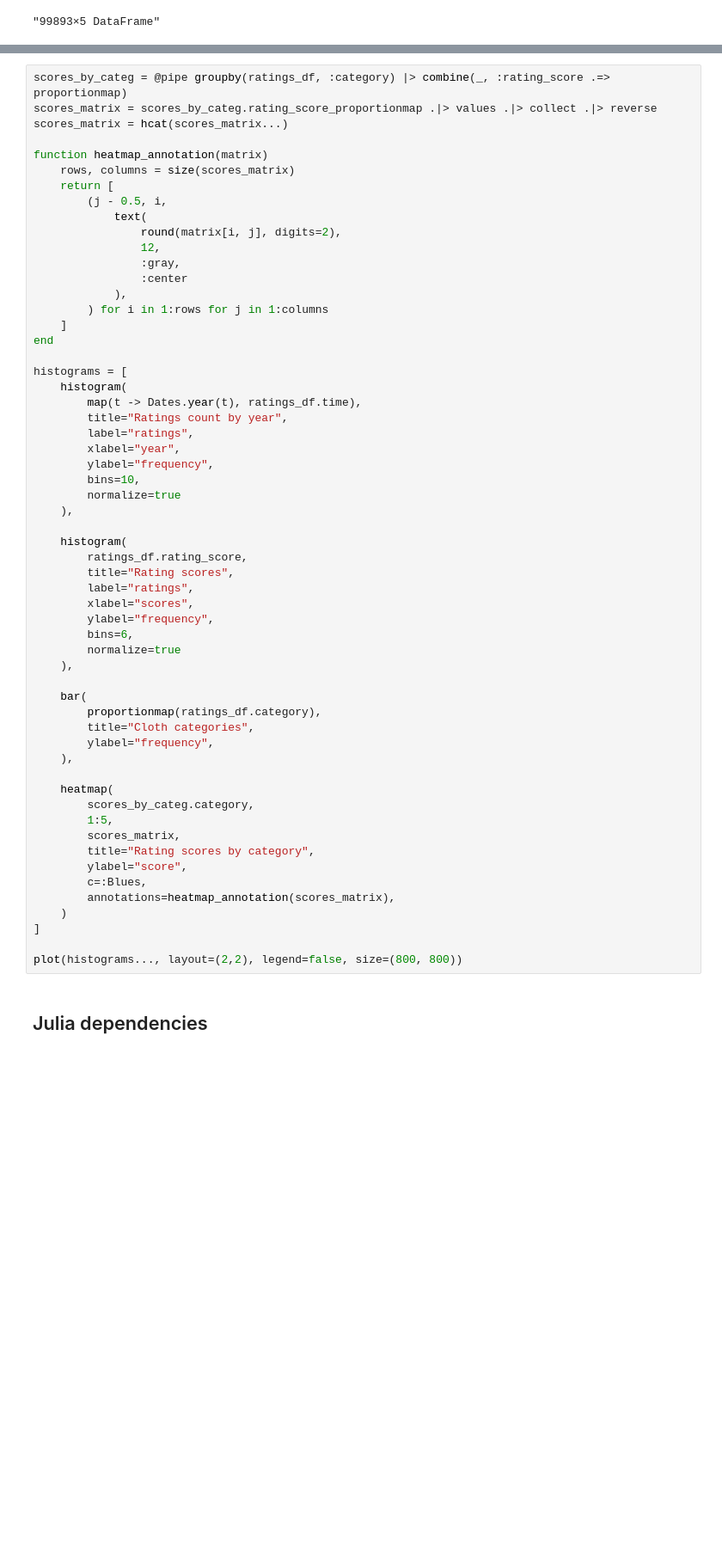
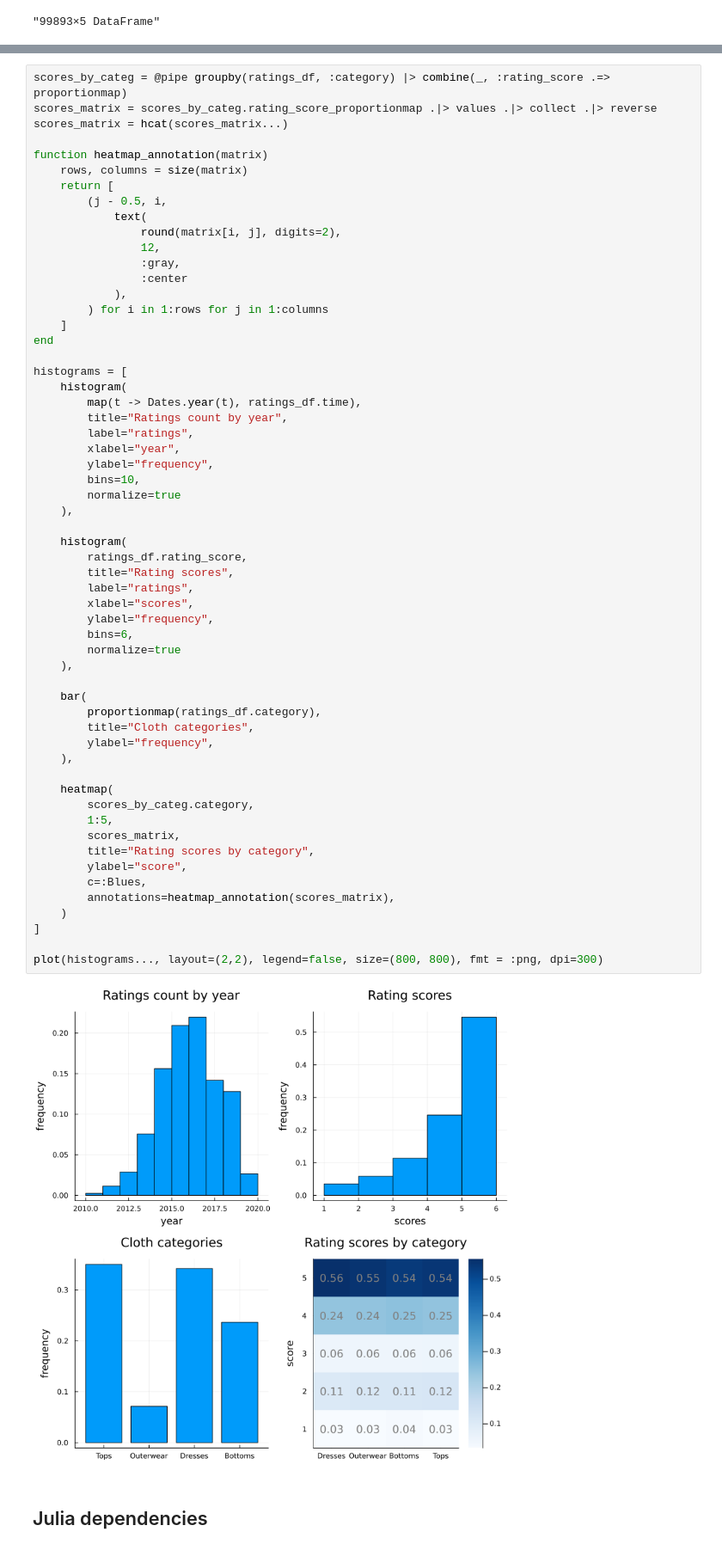
Before and after one commit to JustBeYou/unibuc-master-ai, a Jupyter notebook: probabilistic_programming/Project 1.ipynb, the cells around one changed output, grey strips where cells are left out. Shown: that part at 86% size. Cells and saved outputs as stored; diff of their text form; blank space fills up the shorter version.

Commit message:
Fix typo and figures

```diff
--- a/probabilistic_programming/Project 1.ipynb
+++ b/probabilistic_programming/Project 1.ipynb
@@ -68,7 +68,7 @@ scores_matrix = scores_by_categ.rating_score_proportionmap .|> values .|> collec
 scores_matrix = hcat(scores_matrix...)
 
 function heatmap_annotation(matrix)
-    rows, columns = size(scores_matrix)
+    rows, columns = size(matrix)
     return [
         (j - 0.5, i,
             text(
@@ -92,34 +92,36 @@ histograms = [
         normalize=true
     ),
 
     histogram(
         ratings_df.rating_score,
         title="Rating scores",
         label="ratings",
         xlabel="scores",
         ylabel="frequency",
         bins=6,
         normalize=true
     ),
 
     bar(
         proportionmap(ratings_df.category),
         title="Cloth categories",
         ylabel="frequency",
     ),
 
     heatmap(
         scores_by_categ.category,
         1:5,
         scores_matrix,
         title="Rating scores by category",
         ylabel="score",
         c=:Blues,
         annotations=heatmap_annotation(scores_matrix),
     )
 ]
 
-plot(histograms..., layout=(2,2), legend=false, size=(800, 800))
+plot(histograms..., layout=(2,2), legend=false, size=(800, 800), fmt = :png, dpi=300)
+# %% [output]
+[figure, added]
 # %% [markdown]
 ## Julia dependencies
 # %%
```
